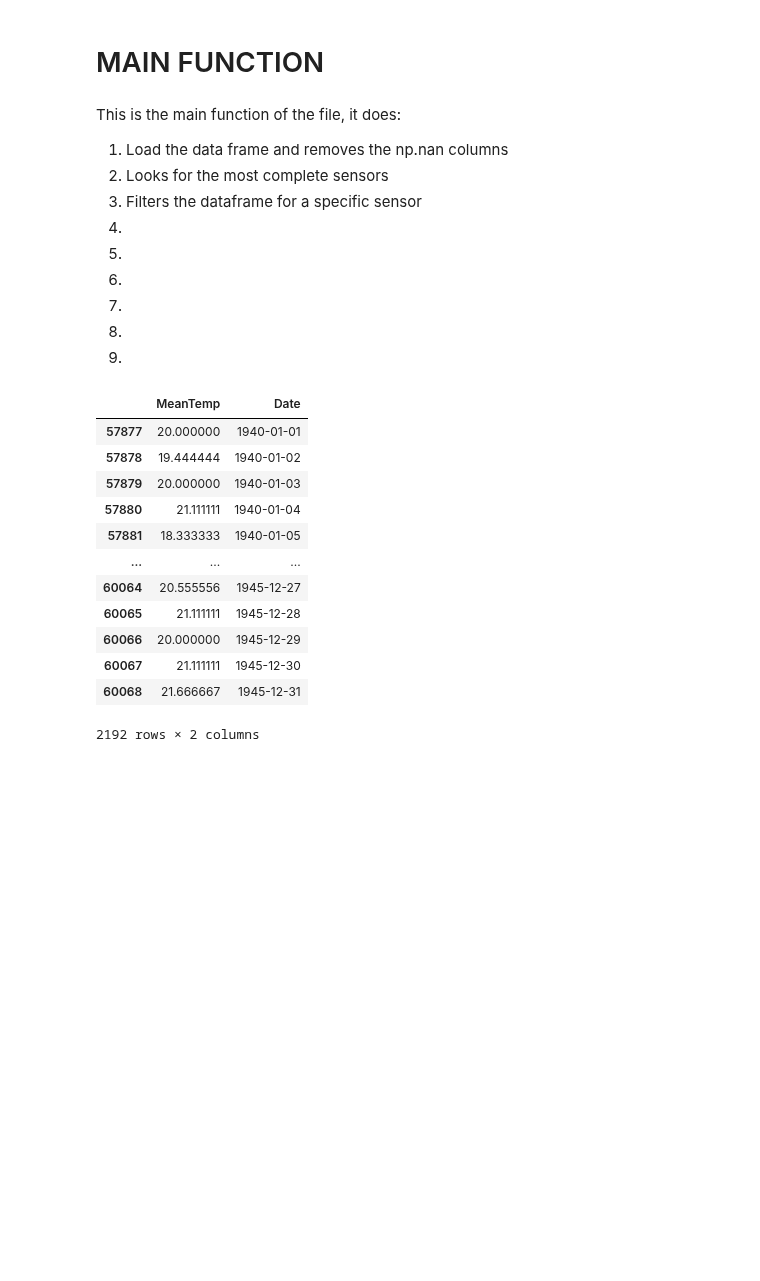
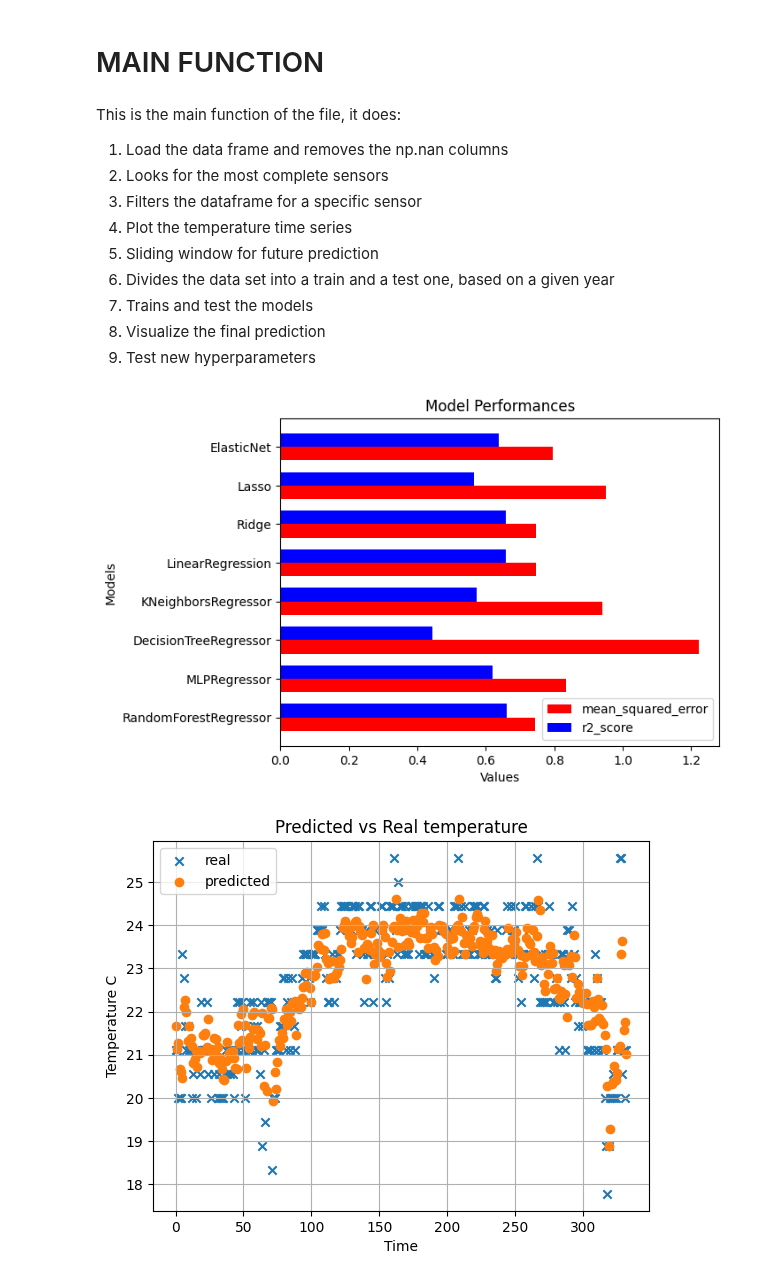
Before and after one commit to Nuzz23/01TWZSM_DataScienceLab, a Jupyter notebook: Lab/L08/E03/E03.ipynb, the cells around one changed output. Cells and saved outputs as stored; diff of their text form; code cells hidden in the pictures; blank space fills up the shorter version.

```diff
--- a/Lab/L08/E03/E03.ipynb
+++ b/Lab/L08/E03/E03.ipynb
@@ -50,5 +70,5 @@ type provided by numpy.
 # %%
 def filterDataFrame(df:pd.DataFrame, sensor:int=22508)->pd.DataFrame:
     df = df[df['STA']==sensor][['MeanTemp', 'Date']]
-    df['Date'] = pd.to_datetime(df['Date'])
+    df['Date'] = pd.to_datetime(df['Date']).convert_dtypes()
     return df
@@ -54,0 +98,3 @@ def filterDataFrame(df:pd.DataFrame, sensor:int=22508)->pd.DataFrame:
+# %%
+def dataFrameFromSlidingWindow(df:pd.DataFrame, windowSize:int=64) -> pd.DataFrame:
+    return pd.DataFrame([[df.iloc[i+j, :]['MeanTemp'] for j in range(df.shape[0]-windowSize)] for i in range(windowSize)]).T
@@ -54,0 +109,4 @@ def filterDataFrame(df:pd.DataFrame, sensor:int=22508)->pd.DataFrame:
+# %%
+def splitTrainTestByYear1945(slideDf:pd.DataFrame, windowSize:int=64)->list[pd.DataFrame]:
+    return (slideDf.iloc[:slideDf.shape[0]-365+windowSize,:-1], slideDf.iloc[slideDf.shape[0]-365+windowSize:, :-1],
+            slideDf.iloc[:slideDf.shape[0]-365+windowSize, -1], slideDf.iloc[slideDf.shape[0]-365+windowSize:, -1])
@@ -54,0 +155,15 @@ def filterDataFrame(df:pd.DataFrame, sensor:int=22508)->pd.DataFrame:
+# %%
+def plotPredictionVsReal(xTrain:pd.DataFrame, xTest:pd.DataFrame, yTrain:pd.DataFrame, yTest:pd.DataFrame,
+                            models:list[RandomForestRegressor]=MODELS):
+
+    models = [model.fit(xTrain, yTrain) for model in models]
+
+
+    plt.scatter(list(range(yTest.shape[0])), yTest.set_axis(labels=list(range(yTest.shape[0])), axis=0), marker='x', label='real')
+    plt.scatter(list(range(yTest.shape[0])), pd.DataFrame(model.predict(xTest) for model in models).mean(axis=0), marker='o', label='predicted')
+    plt.xlabel('Time')
+    plt.ylabel('Temperature C')
+    plt.title('Predicted vs Real temperature')
+    plt.grid(visible=True)
+    plt.legend()
+    plt.show()
@@ -60,33 +179,29 @@ This is the main function of the file, it does:
 <li>Load the data frame and removes the np.nan columns</li>
 <li>Looks for the most complete sensors</li>
 <li>Filters the dataframe for a specific sensor</li>
-<li></li>
-<li></li>
-<li></li>
-<li></li>
-<li></li>
-<li></li>
+<li>Plot the temperature time series</li>
+<li>Sliding window for future prediction</li>
+<li>Divides the data set into a train and a test one, based on a given year</li>
+<li>Trains and test the models</li>
+<li>Visualize the final prediction</li>
+<li>Test new hyperparameters</li>
 </ol>
 # %%
-def main()->None:
-    df = removeMissingColumns(loadDataFrame(DATA_PATH)) # 1,2
-    # print(df[df['STA'].isin(displayNMostCompleteSensors(df, 10))][['STA','MeanTemp']].groupby('STA').agg('mean')) # 2
-    df = filterDataFrame(df, 22508)
-    display(df)
+def main(slidingWindowSize: list[int] = None) -> None:
+    for val in slidingWindowSize or [64]: # 9
+        df = removeMissingColumns(loadDataFrame(DATA_PATH)) # 1,2
+        # print(df[df['STA'].isin(displayNMostCompleteSensors(df, 10))][['STA','MeanTemp']].groupby('STA').agg('mean')) # 2
+        df = filterDataFrame(df, 22508) # 3
+        # plotTemperature(df) # 4
+        newDf = dataFrameFromSlidingWindow(df, val) # 5
 
+        xTrain, xTest, yTrain, yTest = splitTrainTestByYear1945(newDf, val) # 6
 
-main()
+        trainTestModels(xTrain, xTest, yTrain, yTest, MODELS, METRICS, plotRes=True, colors=COLORS_METRICS) # 7
+
+        plotPredictionVsReal(xTrain, xTest, yTrain, yTest, MODELS) # 8
+
+main([32, 64, 128, 256])
 # %% [output]
-|  | MeanTemp | Date |
-| 57877 | 20.000000 | 1940-01-01 |
-| 57878 | 19.444444 | 1940-01-02 |
-| 57879 | 20.000000 | 1940-01-03 |
-| 57880 | 21.111111 | 1940-01-04 |
-| 57881 | 18.333333 | 1940-01-05 |
-| ... | ... | ... |
-| 60064 | 20.555556 | 1945-12-27 |
-| 60065 | 21.111111 | 1945-12-28 |
-| 60066 | 20.000000 | 1945-12-29 |
-| 60067 | 21.111111 | 1945-12-30 |
-| 60068 | 21.666667 | 1945-12-31 |
-2192 rows × 2 columns
+[figure, added]
+[figure, added]
```
Also changed, not shown: parts of 19 cells of this notebook.
